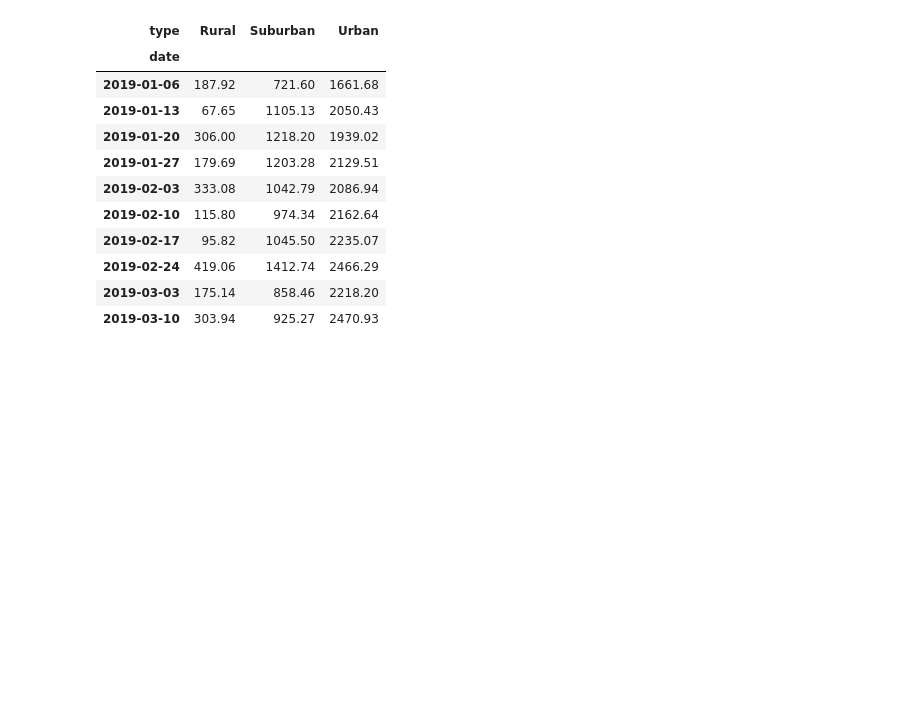
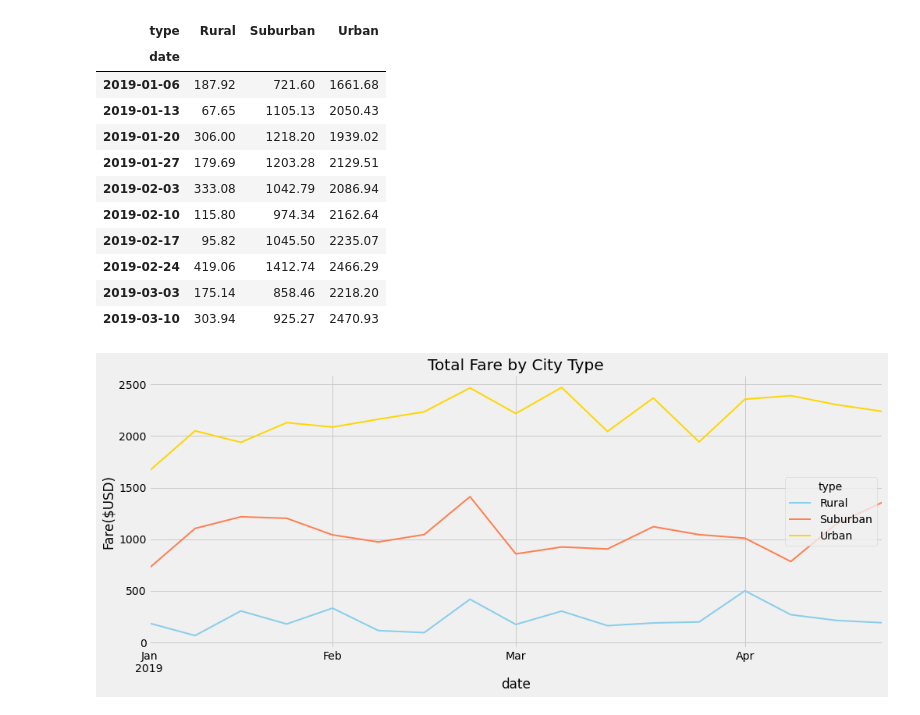
Before and after one commit to Njraman/PyBer_Analysis, a Jupyter notebook: PyBer_Challenge.ipynb, the cells around one changed output. Drawn from its saved outputs; the diff is of its cells as text; code cells hidden in the pictures; blank space fills up the shorter version.

Commit message:
Total Fare by City Type chart generated

```diff
--- a/PyBer_Challenge.ipynb
+++ b/PyBer_Challenge.ipynb
@@ -225,7 +225,13 @@ total_fare_by_week.head(10)
 # %%
 # 8. Using the object-oriented interface method, plot the resample DataFrame using the df.plot() function.
 
 # Import the style from Matplotlib.
 from matplotlib import style
 # Use the graph style fivethirtyeight.
 style.use('fivethirtyeight')
+total_fare_by_week.plot(kind="line", ylabel = "Fare($USD)", color={"Urban":"gold", "Rural":"skyblue", "Suburban":"coral"}, linewidth=2, title="Total Fare by City Type", figsize=(15,6))
+ax.grid()
+plt.savefig("analysis/PyBer_fare_summary.png")
+plt.show()
+# %% [output]
+[figure, added]
```
Also changed, not shown: 1 other file.
